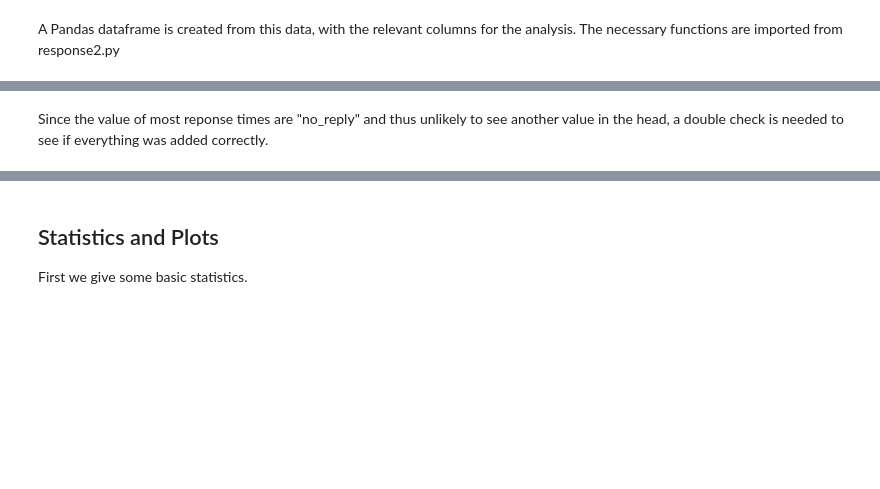
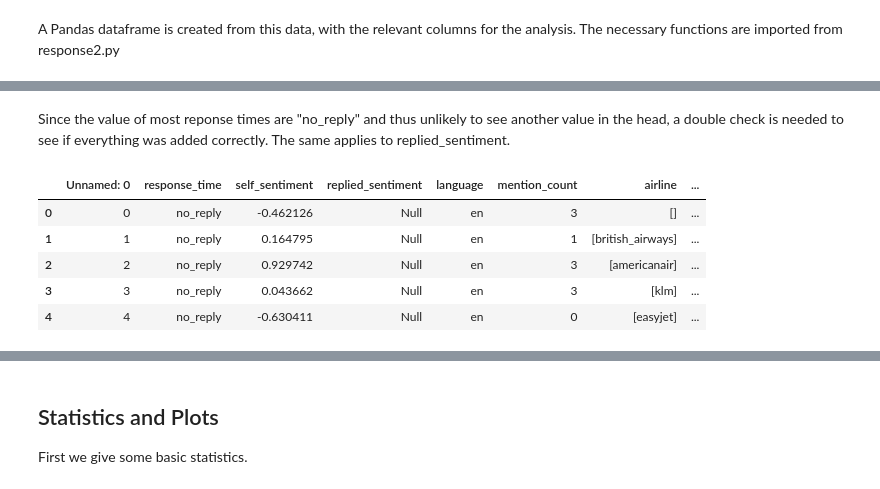
Before and after one commit to danamira/DBL-Data-Challenge, a Jupyter notebook: response_time_stats.ipynb, the cells around one changed output, grey strips where cells are left out. Saved outputs shown, nothing was run; the diff lists cells and outputs as text; code cells hidden in the pictures; blank space fills up the shorter version.

```diff
--- a/response_time_stats.ipynb
+++ b/response_time_stats.ipynb
@@ -110,4 +165,16 @@ df_data.head()
 # %% [markdown]
-Since the value of most reponse times are "no_reply" and thus unlikely to see another value in the head, a double check is needed to see if everything was added correctly.
+Since the value of most reponse times are "no_reply" and thus unlikely to see another value in the head, a double check is needed to see if everything was added correctly. The same applies to replied_sentiment.
+# %%
+df_csv = pd.read_csv('data-csv/response_time_top_5hundredthousands.csv')
+df_csv.head()
+
+#df_csv = df_data
+# %% [output]
+|  | Unnamed: 0 | response_time | self_sentiment | replied_sentiment | language | mention_count | airline | ... |
+| 0 | 0 | no_reply | -0.462126 | Null | en | 3 | [] | ... |
+| 1 | 1 | no_reply | 0.164795 | Null | en | 1 | [british_airways] | ... |
+| 2 | 2 | no_reply | 0.929742 | Null | en | 3 | [americanair] | ... |
+| 3 | 3 | no_reply | 0.043662 | Null | en | 3 | [klm] | ... |
+| 4 | 4 | no_reply | -0.630411 | Null | en | 0 | [easyjet] | ... |
 # %%
 # Check if the response time was added successfully
```
Also changed, not shown: parts of 21 cells of this notebook, 3 other files.
